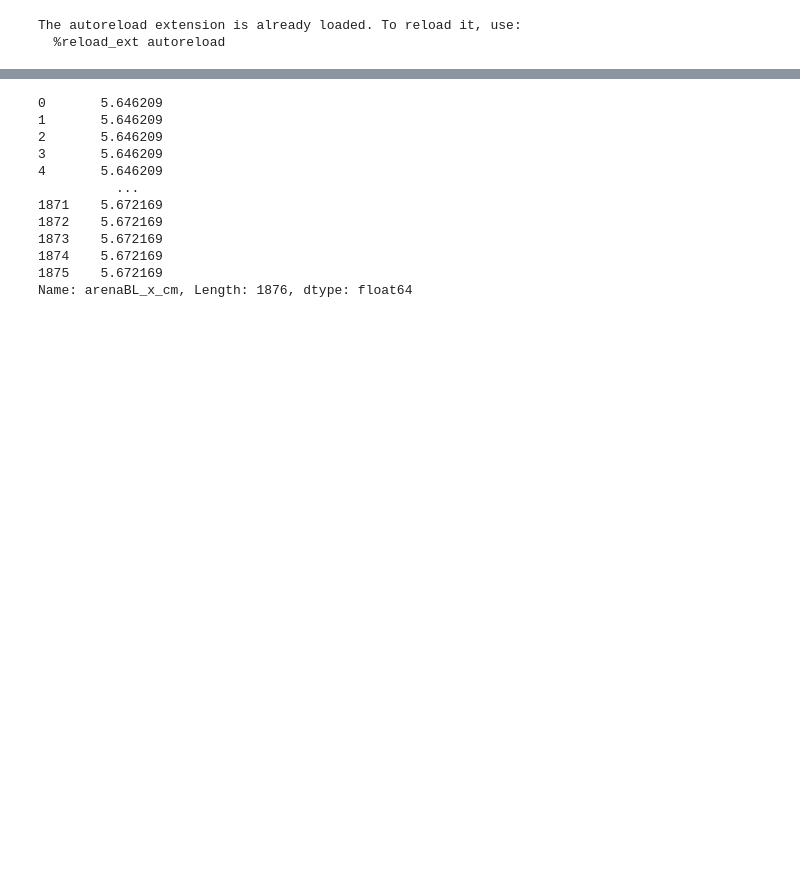
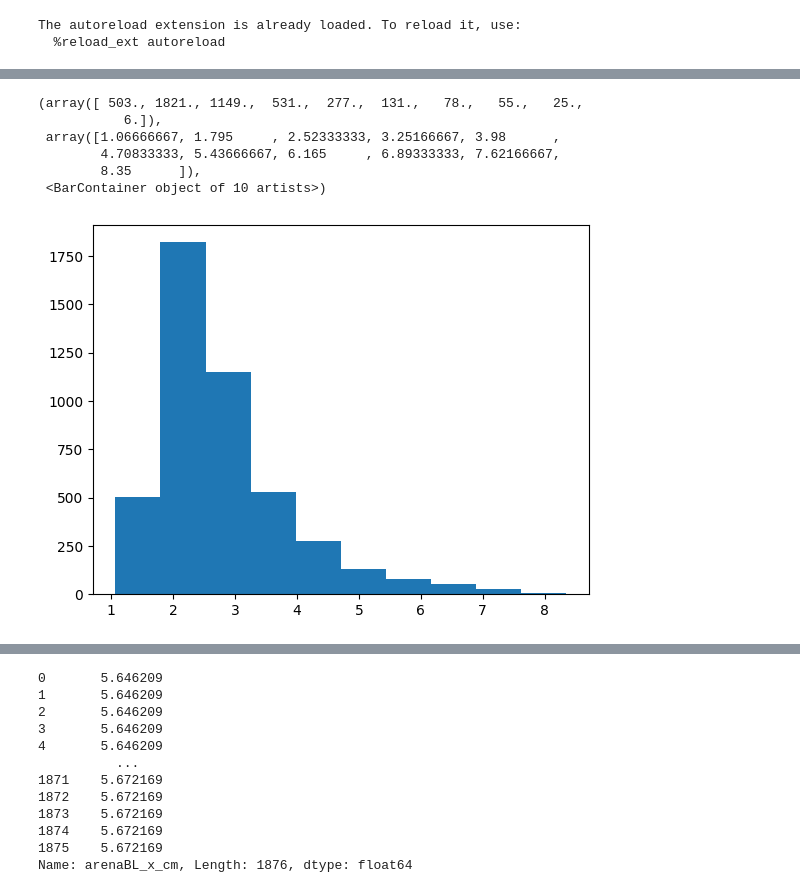
Before and after one commit to msidikpr/obstacle_avoidance, a Jupyter notebook: plots/summary_oa.ipynb, the cells around one changed output, grey strips where cells are left out. Saved outputs shown, nothing was run; the diff lists cells and outputs as text; code cells hidden in the pictures; blank space fills up the shorter version.

```diff
--- a/plots/summary_oa.ipynb
+++ b/plots/summary_oa.ipynb
@@ -80,0 +479,5 @@ session.df
+# %%
+keys = list_columns(session.df,['gt'])
+keys = [key for key in keys if 'cen' not in key]
+for key in keys:
+    session.df.loc[session.df.obstacle_cluster ==0,key] = session.df.loc[session.df.obstacle_cluster ==0,key].mean()
@@ -80,0 +574,10 @@ session.df
+# %%
+plt.hist(session.df.time)
+# %% [output]
+(array([ 503., 1821., 1149.,  531.,  277.,  131.,   78.,   55.,   25.,
+           6.]),
+ array([1.06666667, 1.795     , 2.52333333, 3.25166667, 3.98      ,
+        4.70833333, 5.43666667, 6.165     , 6.89333333, 7.62166667,
+        8.35      ]),
+ <BarContainer object of 10 artists>)
+[figure, added]
```
Also changed, not shown: parts of 42 cells of this notebook, 3 other files.
